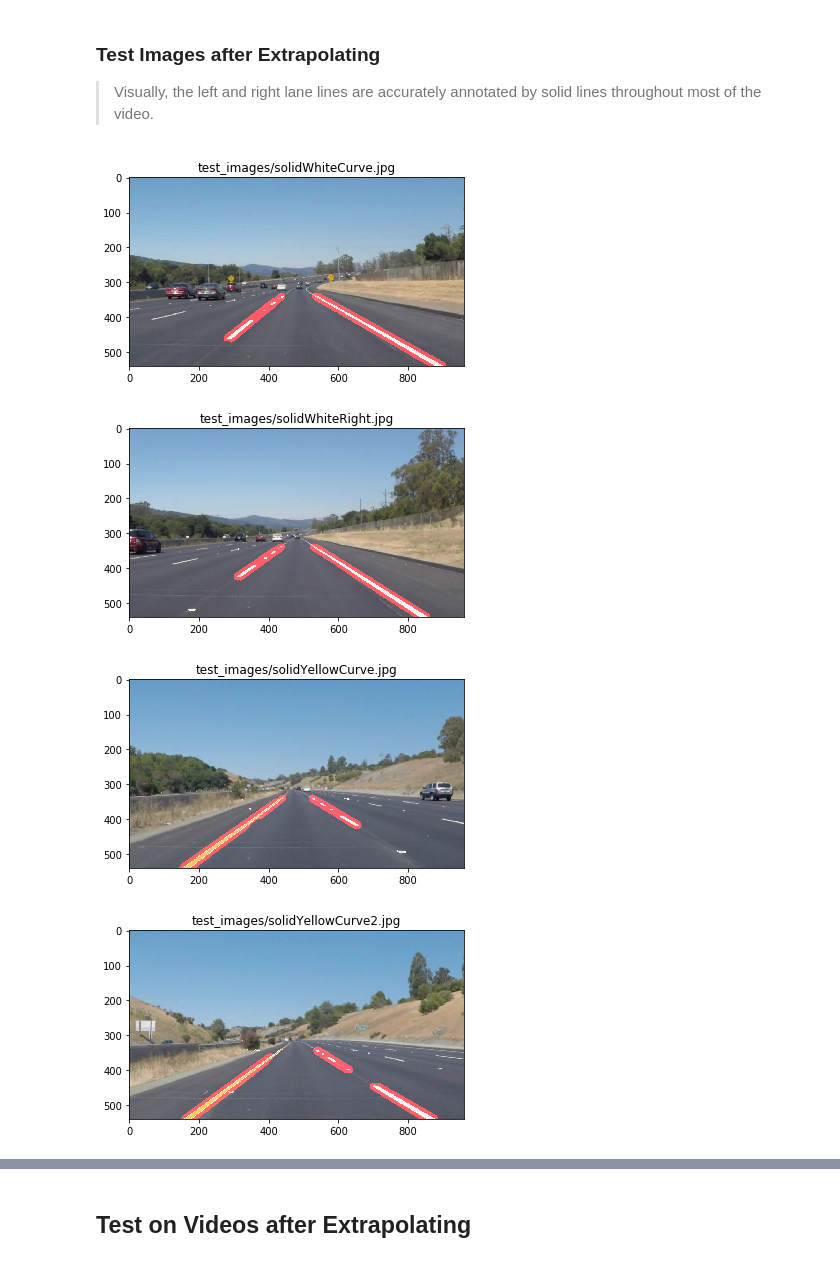
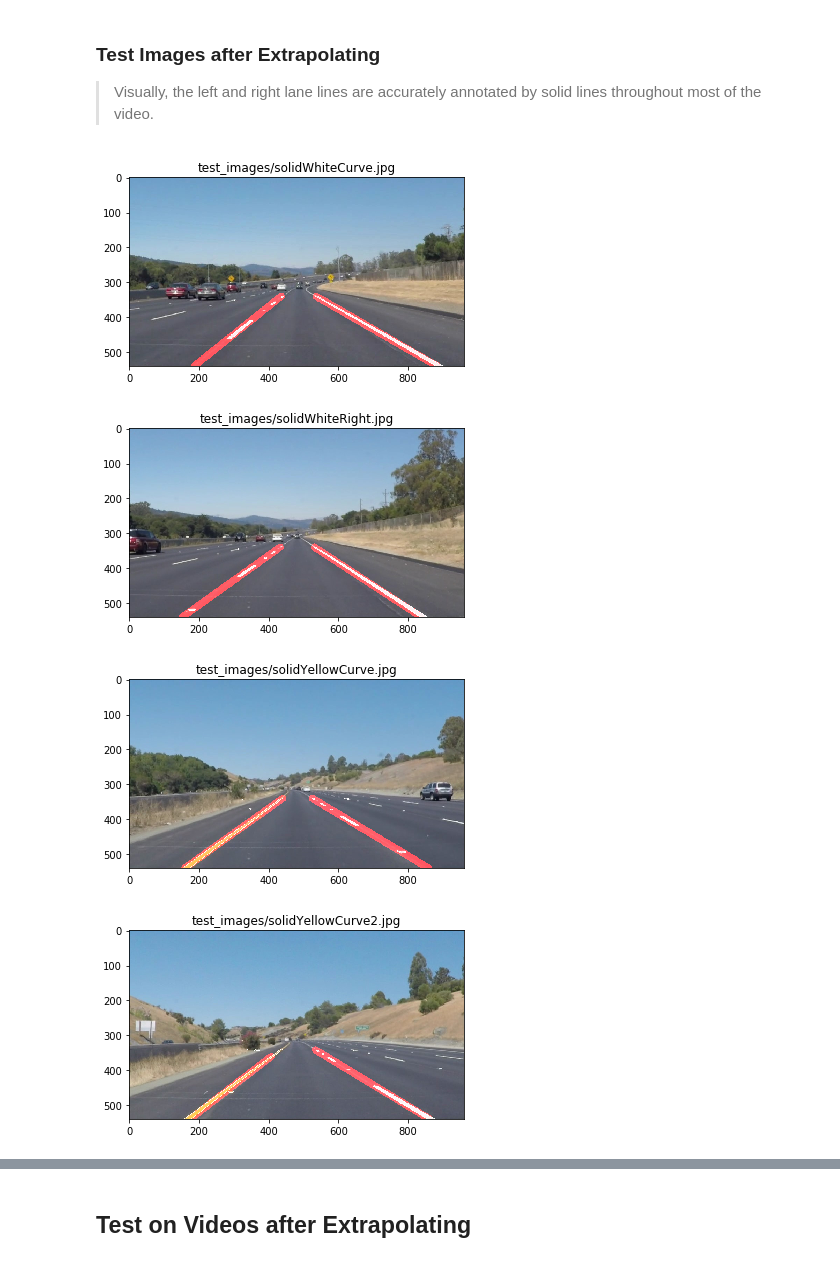
Before and after one commit to sshleifer/CarND-LaneLines-P1, a Jupyter notebook: P1.Shleifer.Notebook.ipynb, the cells around one changed output, grey strips where cells are left out. Cells and saved outputs as stored; diff of their text form; code cells hidden in the pictures.

```diff
--- a/P1.Shleifer.Notebook.ipynb
+++ b/P1.Shleifer.Notebook.ipynb
@@ -233,22 +226,22 @@ process_video('solidYellowLeft.mp4', consolidate=False)
 # %%
 import os
 import glob
 paths = glob.glob('test_images/*')
 def run_pipeline(paths, save=False, show=True, **kwargs):
     for path in paths:
         result = process_image(mpimg.imread(path), **kwargs)
         if show:
             plt.imshow(result)
             plt.title(path)
             plt.show();
         if save:
             write_path = 'annotated_{}_{}'.format(path, kwargs.get('consolidate', ''))
             #print(write_path)
             cv2.imwrite(write_path, result)
             assert os.path.exists(write_path)
-run_pipeline(paths, save=True, show=True, consolidate=False)
+run_pipeline(paths, save=True, show=True, consolidate=True)
 # %% [output]
-[figure, old version]
+[figure, new version]
-[figure, old version]
+[figure, new version]
-[figure, old version]
+[figure, new version]
-[figure, old version]
+[figure, new version]
```
Also changed, not shown: parts of 5 cells of this notebook, 2 other files.
